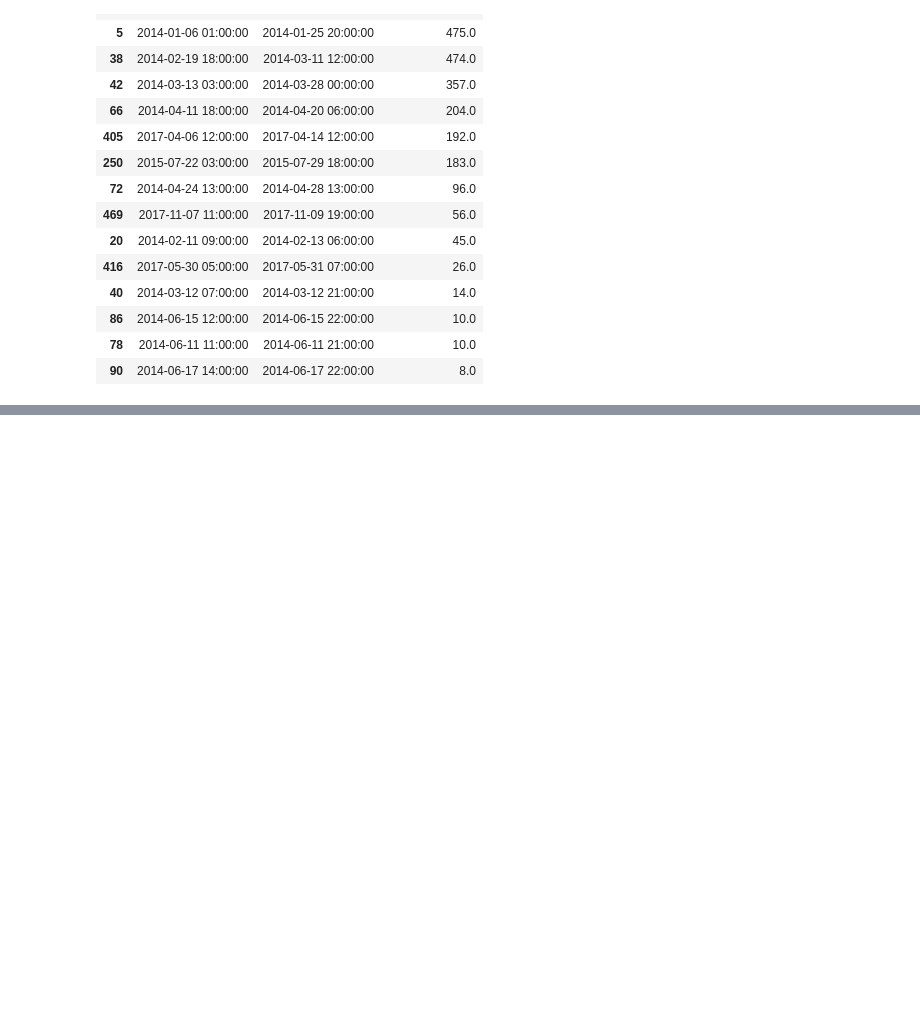
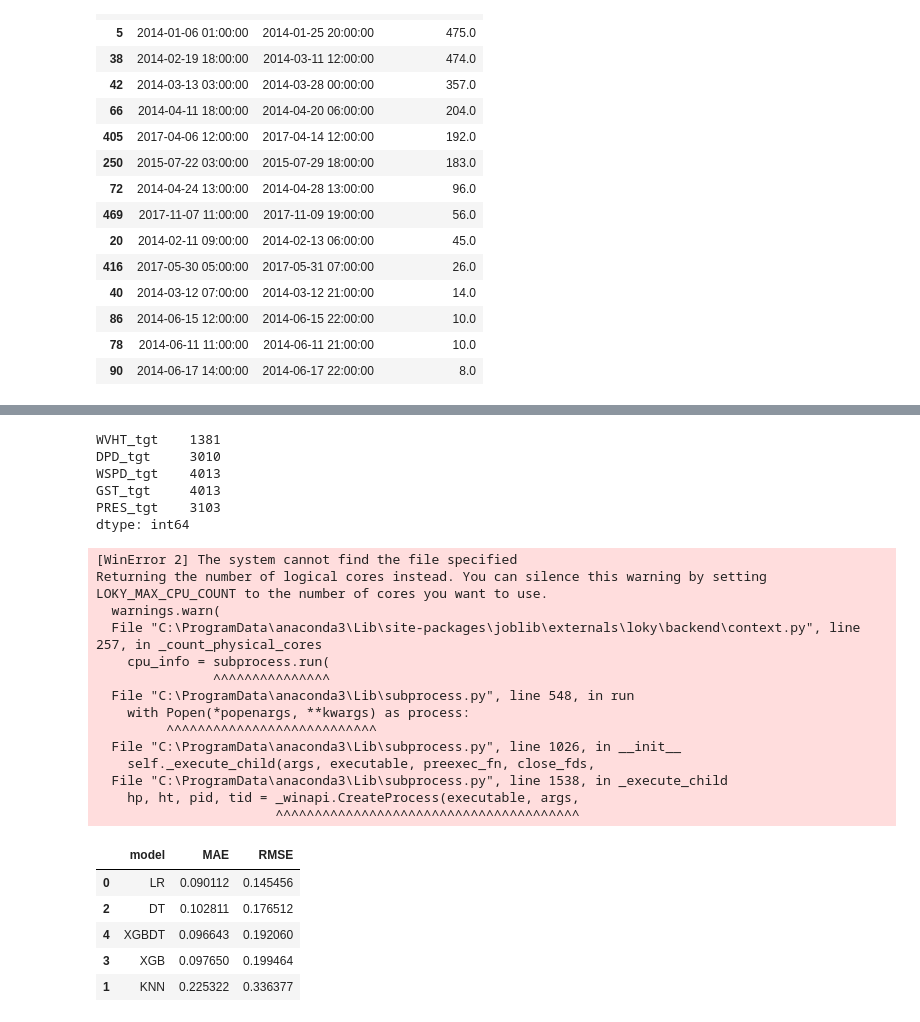
Before and after one commit to RichelCode/Wave-Energy-Forecasting, a Jupyter notebook: Imputing Neighbor Stations .ipynb, the cells around one changed output, grey strips where cells are left out. Cells and saved outputs as stored; diff of their text form; code cells hidden in the pictures; blank space fills up the shorter version.

```diff
--- a/Imputing Neighbor Stations .ipynb
+++ b/Imputing Neighbor Stations .ipynb
@@ -350,0 +392,4 @@ test_imp  = test_imp.dropna(subset=["WVHT_tgt"])
+# %%
+train = model_df.loc[train_imp.index.min():train_imp.index.max()].copy()
+val   = model_df.loc[val_imp.index.min():val_imp.index.max()].copy()
+test  = model_df.loc[test_imp.index.min():test_imp.index.max()].copy()
@@ -350,0 +479,9 @@ test_imp  = test_imp.dropna(subset=["WVHT_tgt"])
+# %%
+train[[TARGET]+EXOG_FEATURES].isna().sum()
+# %% [output]
+WVHT_tgt    1381
+DPD_tgt     3010
+WSPD_tgt    4013
+GST_tgt     4013
+PRES_tgt    3103
+dtype: int64
@@ -350,0 +518,60 @@ test_imp  = test_imp.dropna(subset=["WVHT_tgt"])
+# %%
+results = []
+
+# LR
+lr = LinearRegression()
+pred_lr = eval_and_store(lr, X_train_s, y_train, X_test_s, y_test, "LR", results)
+
+# KNN
+knn = KNeighborsRegressor(n_neighbors=10)
+pred_knn = eval_and_store(knn, X_train_s, y_train, X_test_s, y_test, "KNN", results)
+
+# DT (no scaling)
+dt = DecisionTreeRegressor(max_depth=10, random_state=42)
+pred_dt = eval_and_store(dt, X_train, y_train, X_test, y_test, "DT", results)
+
+# XGB
+xgb = XGBRegressor(
+    n_estimators=500,
+    max_depth=6,
+    learning_rate=0.05,
+    subsample=0.8,
+    colsample_bytree=0.8,
+    random_state=42,
+    n_jobs=-1
+)
+pred_xgb = eval_and_store(xgb, X_train, y_train, X_test, y_test, "XGB", results)
+
+# XGBDT (stack DT + XGB then linear final)
+xgbdt = StackingRegressor(
+    estimators=[
+        ("dt", DecisionTreeRegressor(max_depth=8, random_state=42)),
+        ("xgb", xgb)
+    ],
+    final_estimator=LinearRegression()
+)
+pred_xgbdt = eval_and_store(xgbdt, X_train, y_train, X_test, y_test, "XGBDT", results)
+
+results_df = pd.DataFrame(results).sort_values("RMSE")
+results_df
+# %% [output]
+[WinError 2] The system cannot find the file specified
+Returning the number of logical cores instead. You can silence this warning by setting LOKY_MAX_CPU_COUNT to the number of cores you want to use.
+  warnings.warn(
+  File "C:\ProgramData\anaconda3\Lib\site-packages\joblib\externals\loky\backend\context.py", line 257, in _count_physical_cores
+    cpu_info = subprocess.run(
+               ^^^^^^^^^^^^^^^
+  File "C:\ProgramData\anaconda3\Lib\subprocess.py", line 548, in run
+    with Popen(*popenargs, **kwargs) as process:
+         ^^^^^^^^^^^^^^^^^^^^^^^^^^^
+  File "C:\ProgramData\anaconda3\Lib\subprocess.py", line 1026, in __init__
+    self._execute_child(args, executable, preexec_fn, close_fds,
+  File "C:\ProgramData\anaconda3\Lib\subprocess.py", line 1538, in _execute_child
+    hp, ht, pid, tid = _winapi.CreateProcess(executable, args,
+                       ^^^^^^^^^^^^^^^^^^^^^^^^^^^^^^^^^^^^^^^
+|  | model | MAE | RMSE |
+| 0 | LR | 0.090112 | 0.145456 |
+| 2 | DT | 0.102811 | 0.176512 |
+| 4 | XGBDT | 0.096643 | 0.192060 |
+| 3 | XGB | 0.097650 | 0.199464 |
+| 1 | KNN | 0.225322 | 0.336377 |
```
Also changed, not shown: parts of 19 cells of this notebook.
